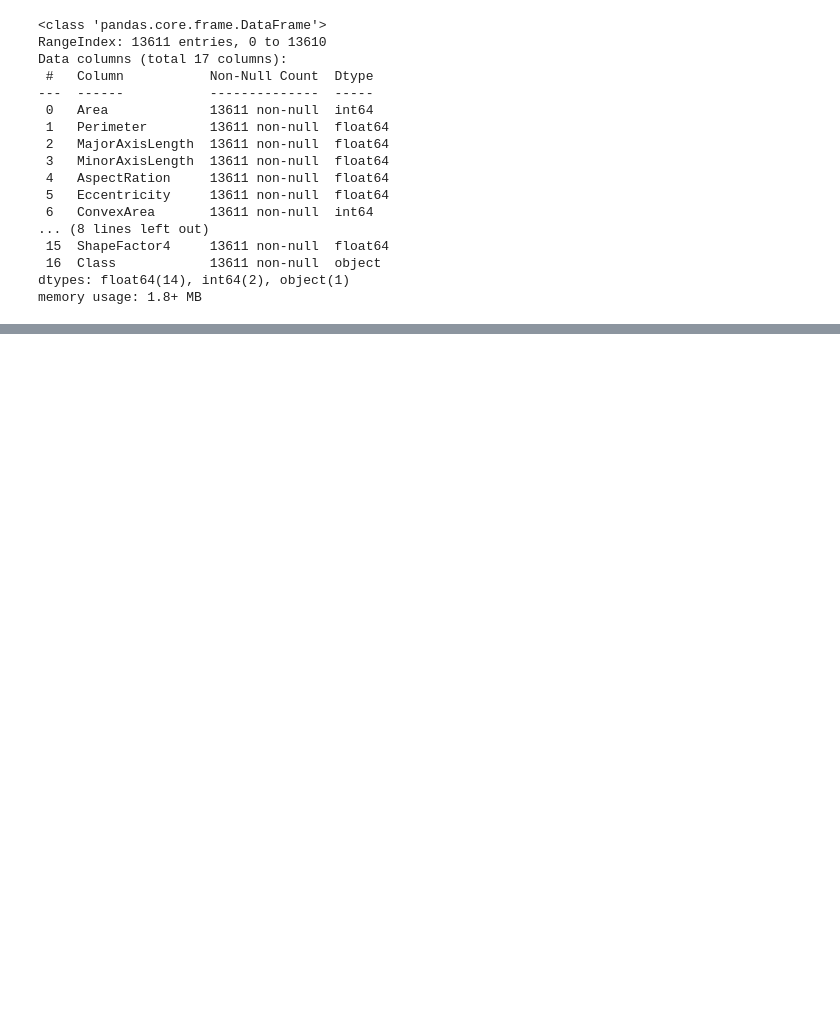
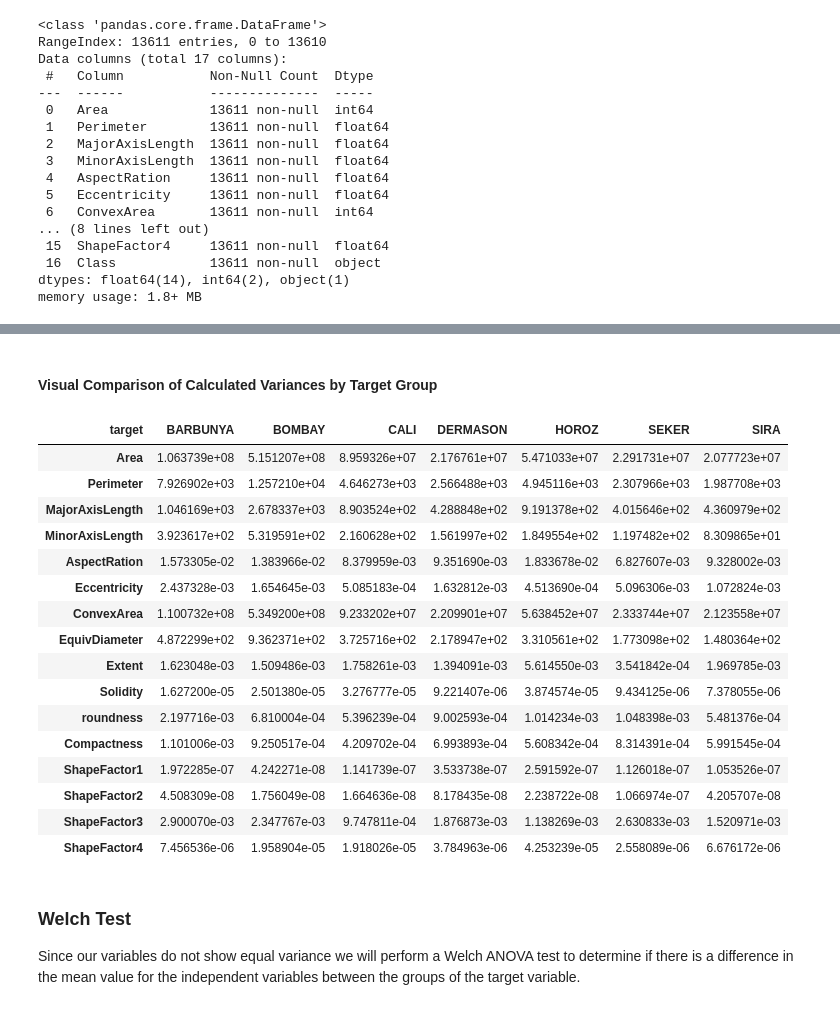
Before and after one commit to tlchampion/drybeans, a Jupyter notebook: notebooks/db_eda.ipynb, the cells around one changed output, grey strips where cells are left out. Saved outputs shown, nothing was run; the diff lists cells and outputs as text; code cells hidden in the pictures; blank space fills up the shorter version.

```diff
--- a/notebooks/db_eda.ipynb
+++ b/notebooks/db_eda.ipynb
@@ -173,0 +351,29 @@ plt.show()
+# %% [markdown]
+#### Visual Comparison of Calculated Variances by Target Group
+# %%
+full_train = X_train
+# %%
+full_train['target'] = y_train
+# %%
+full_train.groupby('target').var().T
+# %% [output]
+| target | BARBUNYA | BOMBAY | CALI | DERMASON | HOROZ | SEKER | SIRA |
+| Area | 1.063739e+08 | 5.151207e+08 | 8.959326e+07 | 2.176761e+07 | 5.471033e+07 | 2.291731e+07 | 2.077723e+07 |
+| Perimeter | 7.926902e+03 | 1.257210e+04 | 4.646273e+03 | 2.566488e+03 | 4.945116e+03 | 2.307966e+03 | 1.987708e+03 |
+| MajorAxisLength | 1.046169e+03 | 2.678337e+03 | 8.903524e+02 | 4.288848e+02 | 9.191378e+02 | 4.015646e+02 | 4.360979e+02 |
+| MinorAxisLength | 3.923617e+02 | 5.319591e+02 | 2.160628e+02 | 1.561997e+02 | 1.849554e+02 | 1.197482e+02 | 8.309865e+01 |
+| AspectRation | 1.573305e-02 | 1.383966e-02 | 8.379959e-03 | 9.351690e-03 | 1.833678e-02 | 6.827607e-03 | 9.328002e-03 |
+| Eccentricity | 2.437328e-03 | 1.654645e-03 | 5.085183e-04 | 1.632812e-03 | 4.513690e-04 | 5.096306e-03 | 1.072824e-03 |
+| ConvexArea | 1.100732e+08 | 5.349200e+08 | 9.233202e+07 | 2.209901e+07 | 5.638452e+07 | 2.333744e+07 | 2.123558e+07 |
+| EquivDiameter | 4.872299e+02 | 9.362371e+02 | 3.725716e+02 | 2.178947e+02 | 3.310561e+02 | 1.773098e+02 | 1.480364e+02 |
+| Extent | 1.623048e-03 | 1.509486e-03 | 1.758261e-03 | 1.394091e-03 | 5.614550e-03 | 3.541842e-04 | 1.969785e-03 |
+| Solidity | 1.627200e-05 | 2.501380e-05 | 3.276777e-05 | 9.221407e-06 | 3.874574e-05 | 9.434125e-06 | 7.378055e-06 |
+| roundness | 2.197716e-03 | 6.810004e-04 | 5.396239e-04 | 9.002593e-04 | 1.014234e-03 | 1.048398e-03 | 5.481376e-04 |
+| Compactness | 1.101006e-03 | 9.250517e-04 | 4.209702e-04 | 6.993893e-04 | 5.608342e-04 | 8.314391e-04 | 5.991545e-04 |
+| ShapeFactor1 | 1.972285e-07 | 4.242271e-08 | 1.141739e-07 | 3.533738e-07 | 2.591592e-07 | 1.126018e-07 | 1.053526e-07 |
+| ShapeFactor2 | 4.508309e-08 | 1.756049e-08 | 1.664636e-08 | 8.178435e-08 | 2.238722e-08 | 1.066974e-07 | 4.205707e-08 |
+| ShapeFactor3 | 2.900070e-03 | 2.347767e-03 | 9.747811e-04 | 1.876873e-03 | 1.138269e-03 | 2.630833e-03 | 1.520971e-03 |
+| ShapeFactor4 | 7.456536e-06 | 1.958904e-05 | 1.918026e-05 | 3.784963e-06 | 4.253239e-05 | 2.558089e-06 | 6.676172e-06 |
+# %% [markdown]
+### Welch Test
+Since our variables do not show equal variance we will perform a Welch ANOVA test to determine if there is a difference in the mean value for the independent variables between the groups of the target variable.
```
Also changed, not shown: parts of 34 cells of this notebook.
